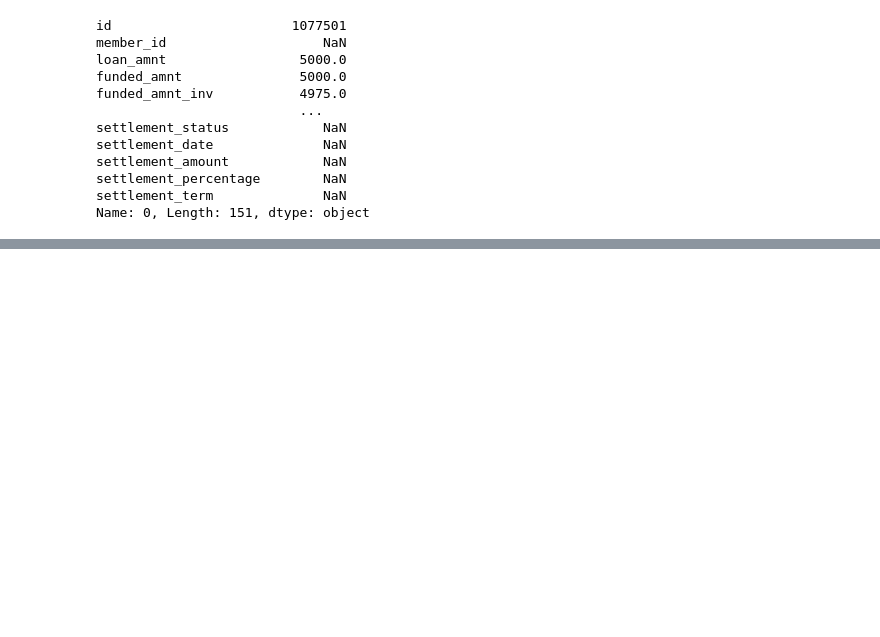
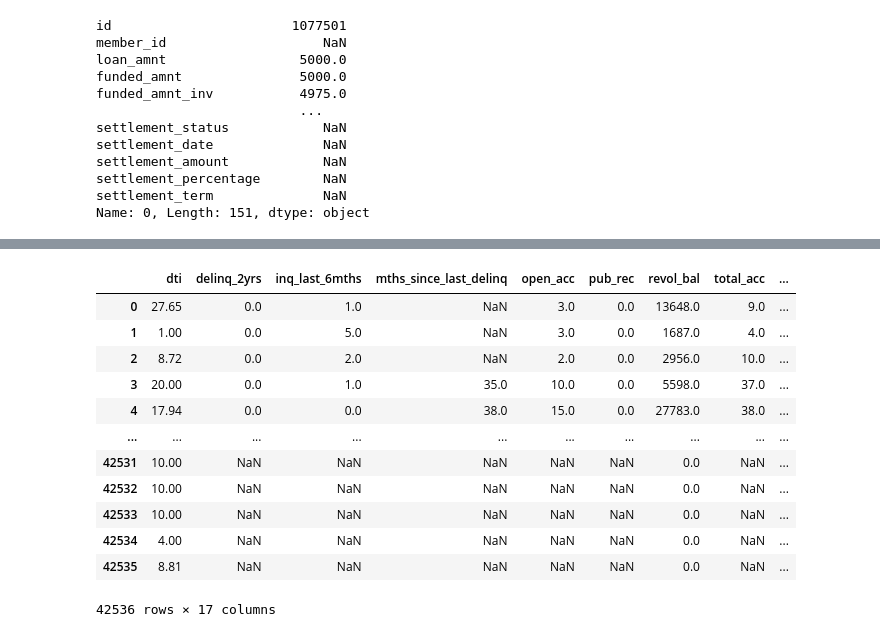
Before and after one commit to Hubert26/machine-learning, a Jupyter notebook: project_Hubert_Szewczyk.ipynb, the cells around one changed output, grey strips where cells are left out. Cells and saved outputs as stored; diff of their text form; code cells hidden in the pictures; blank space fills up the shorter version.

```diff
--- a/project_Hubert_Szewczyk.ipynb
+++ b/project_Hubert_Szewczyk.ipynb
@@ -38,5 +44,6 @@ import sklearn
 # %%
-df = pd.read_csv("Loan_data.csv", sep=',')
+df_raw = pd.read_csv("Loan_data.csv", sep=',', dtype={'0': int, '49': str})
+df = df_raw.copy()
 # %%
 df.head()
 # %% [output]
@@ -64,0 +91,2 @@ Name: 0, Length: 151, dtype: object
+# %%
+naan_counts = [(df[column] == True).sum() for column in df.columns]
@@ -64,0 +118,18 @@ Name: 0, Length: 151, dtype: object
+# %%
+selected_columns = [column for column, count in zip(df.columns, naan_counts) if count > 15]
+# %%
+df[selected_columns]
+# %% [output]
+|  | dti | delinq_2yrs | inq_last_6mths | mths_since_last_delinq | open_acc | pub_rec | revol_bal | total_acc | ... |
+| 0 | 27.65 | 0.0 | 1.0 | NaN | 3.0 | 0.0 | 13648.0 | 9.0 | ... |
+| 1 | 1.00 | 0.0 | 5.0 | NaN | 3.0 | 0.0 | 1687.0 | 4.0 | ... |
+| 2 | 8.72 | 0.0 | 2.0 | NaN | 2.0 | 0.0 | 2956.0 | 10.0 | ... |
+| 3 | 20.00 | 0.0 | 1.0 | 35.0 | 10.0 | 0.0 | 5598.0 | 37.0 | ... |
+| 4 | 17.94 | 0.0 | 0.0 | 38.0 | 15.0 | 0.0 | 27783.0 | 38.0 | ... |
+| ... | ... | ... | ... | ... | ... | ... | ... | ... | ... |
+| 42531 | 10.00 | NaN | NaN | NaN | NaN | NaN | 0.0 | NaN | ... |
+| 42532 | 10.00 | NaN | NaN | NaN | NaN | NaN | 0.0 | NaN | ... |
+| 42533 | 10.00 | NaN | NaN | NaN | NaN | NaN | 0.0 | NaN | ... |
+| 42534 | 4.00 | NaN | NaN | NaN | NaN | NaN | 0.0 | NaN | ... |
+| 42535 | 8.81 | NaN | NaN | NaN | NaN | NaN | 0.0 | NaN | ... |
+42536 rows × 17 columns
```
Also changed, not shown: parts of 7 cells of this notebook.
